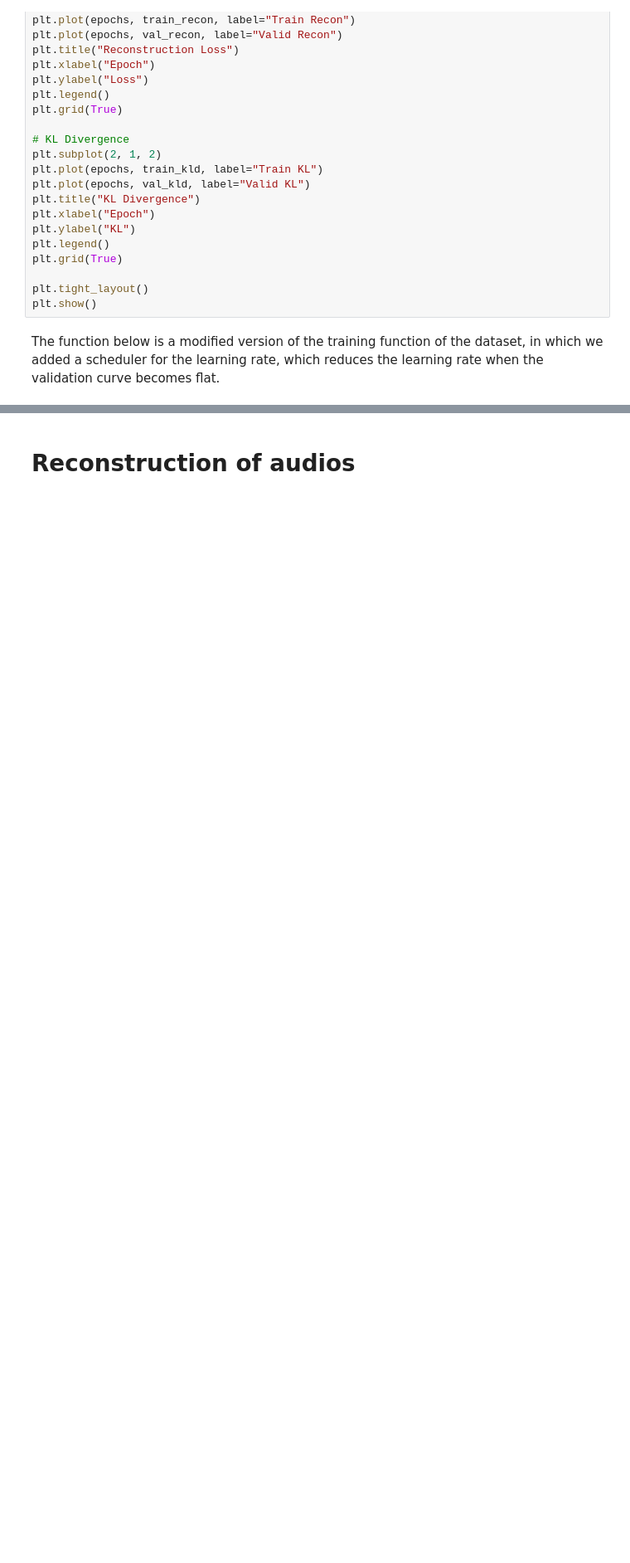
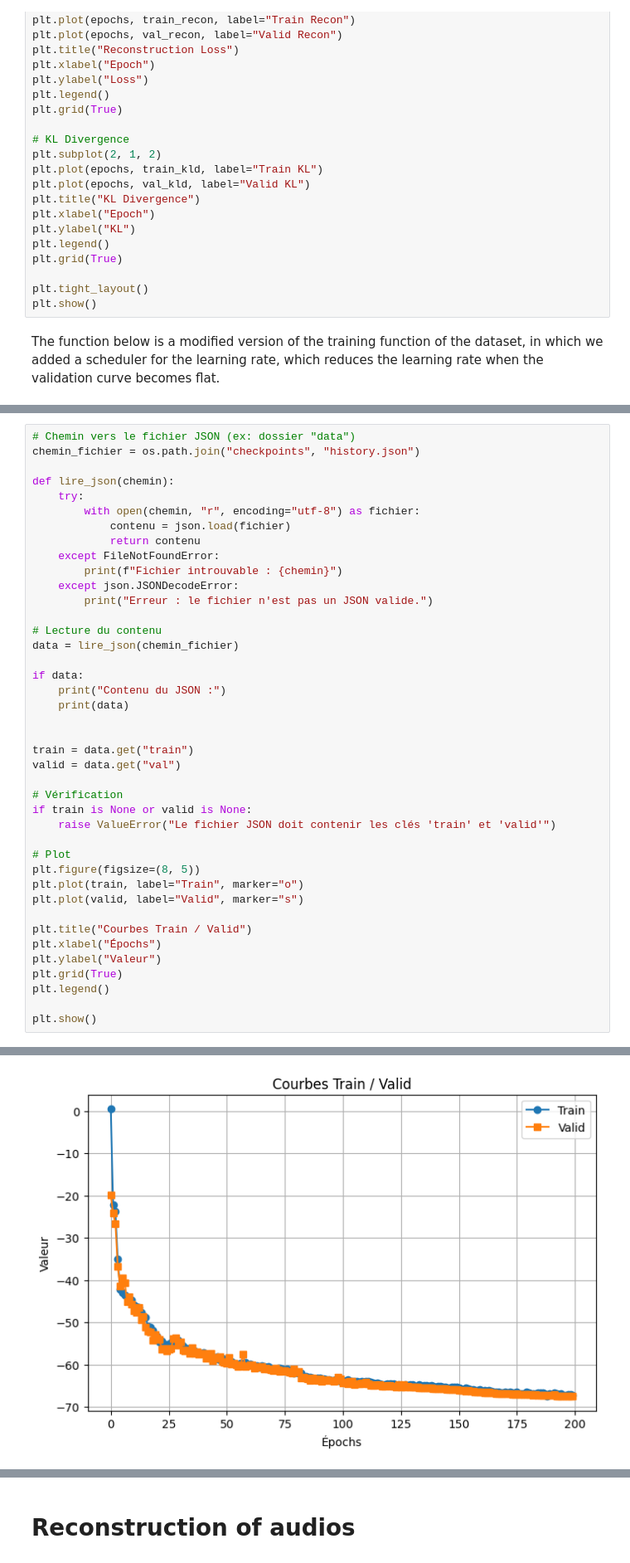
Before and after one commit to VSmague/Dynamical-Variational-Autoencoders, a Jupyter notebook: experiments/VRNN_project_notebook_colab.ipynb, the cells around one changed output, grey strips where cells are left out. Shown at 83% size. Saved outputs shown, nothing was run; the diff lists cells and outputs as text; blank space fills up the shorter version.

```diff
--- a/experiments/VRNN_project_notebook_colab.ipynb
+++ b/experiments/VRNN_project_notebook_colab.ipynb
@@ -710,2 +710,44 @@ plt.show()
  → Saved BEST model
 ... (88 outputs left out)
+# %%
+# Chemin vers le fichier JSON (ex: dossier "data")
+chemin_fichier = os.path.join("checkpoints", "history.json")
+
+def lire_json(chemin):
+    try:
+        with open(chemin, "r", encoding="utf-8") as fichier:
+            contenu = json.load(fichier)
+            return contenu
+    except FileNotFoundError:
+        print(f"Fichier introuvable : {chemin}")
+    except json.JSONDecodeError:
+        print("Erreur : le fichier n'est pas un JSON valide.")
+
+# Lecture du contenu
+data = lire_json(chemin_fichier)
+
+if data:
+    print("Contenu du JSON :")
+    print(data)
+
+
+train = data.get("train")
+valid = data.get("val")
+
+# Vérification
+if train is None or valid is None:
+    raise ValueError("Le fichier JSON doit contenir les clés 'train' et 'valid'")
+
+# Plot
+plt.figure(figsize=(8, 5))
+plt.plot(train, label="Train", marker="o")
+plt.plot(valid, label="Valid", marker="s")
+
+plt.title("Courbes Train / Valid")
+plt.xlabel("Épochs")
+plt.ylabel("Valeur")
+plt.grid(True)
+plt.legend()
+
+plt.show()
+# %% [output]
@@ -712,3 +756,4 @@ plt.show()
+[figure, added]
 # %%
 # Charger l'historique
 with open("checkpoints/history.json", "r") as f:
```
Also changed, not shown: parts of 15 cells of this notebook, 5 other files.
